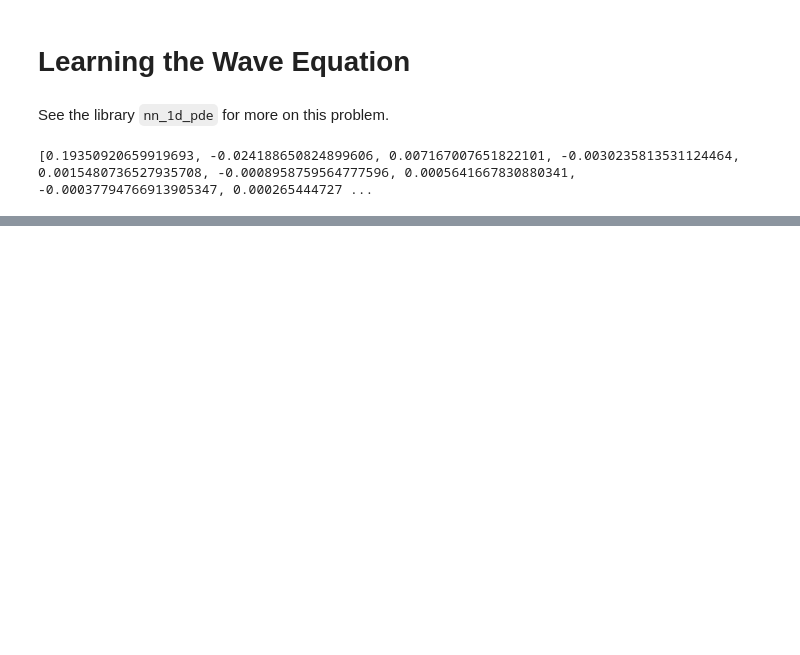
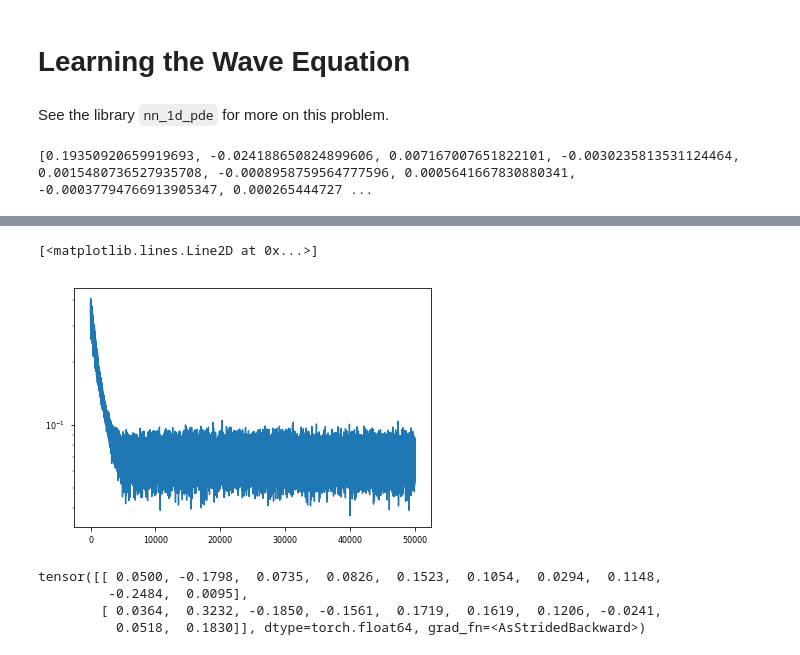
Before and after one commit to afqueiruga/on_learned_dynamics, a Jupyter notebook: WaveEquation.ipynb, the cells around one changed output, grey strips where cells are left out. Drawn from its saved outputs; the diff is of its cells as text; code cells hidden in the pictures; blank space fills up the shorter version.

```diff
--- a/WaveEquation.ipynb
+++ b/WaveEquation.ipynb
@@ -59 +133,6 @@ plt.plot(data[:,1,NX//2])
+# %%
+plt.semilogy(Out[118][1])
+# %% [output]
+[<matplotlib.lines.Line2D at 0x...>]
+[figure, added]
 # %%
@@ -60,0 +156,7 @@ import torch
+# %%
+mlin(torch_data[0:1,:,:])
+# %% [output]
+tensor([[ 0.0500, -0.1798,  0.0735,  0.0826,  0.1523,  0.1054,  0.0294,  0.1148,
+         -0.2484,  0.0095],
+        [ 0.0364,  0.3232, -0.1850, -0.1561,  0.1719,  0.1619,  0.1206, -0.0241,
+          0.0518,  0.1830]], dtype=torch.float64, grad_fn=<AsStridedBackward>)
```
Also changed, not shown: parts of 16 cells of this notebook, 1 other file.
